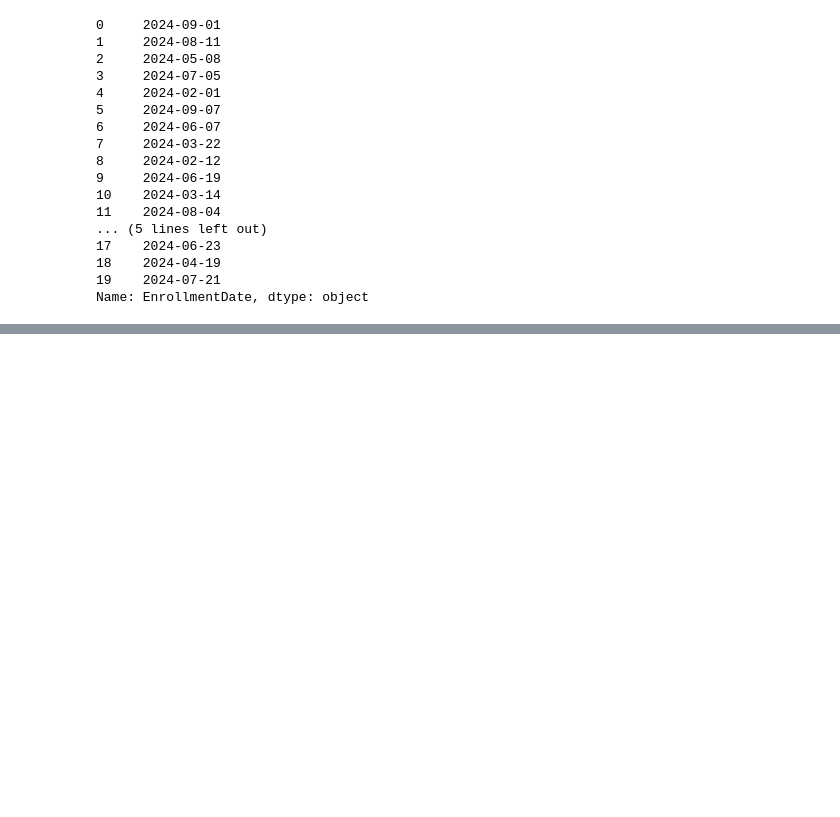
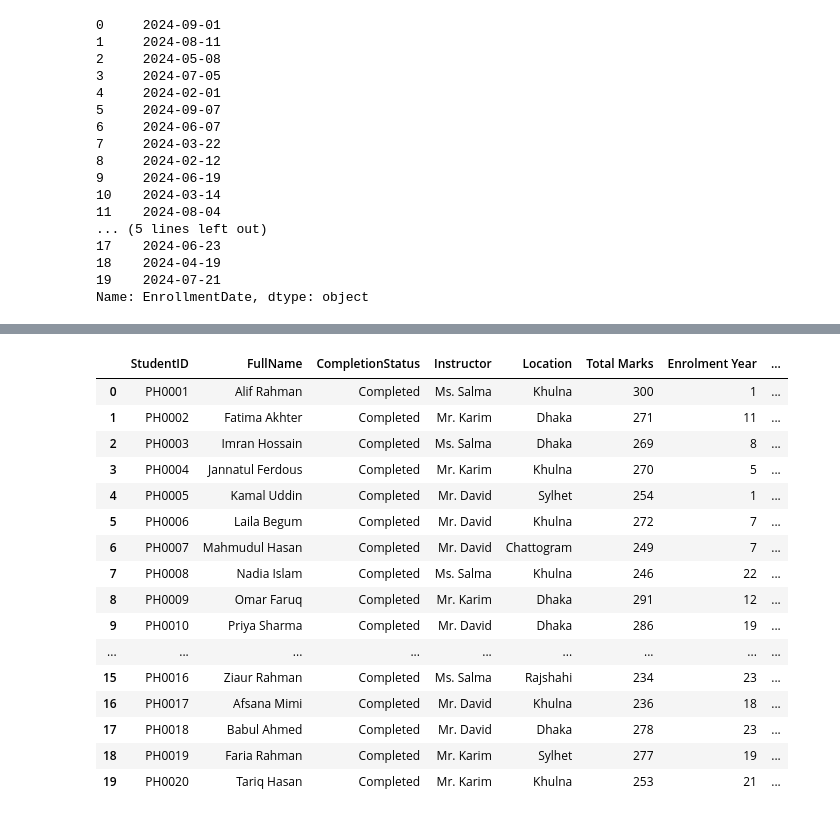
Before and after one commit to Tanvir-Ahmed-67/AI_ML_LEARNING, a Jupyter notebook: Module_14_Data_Analysis_With_Pandas_2.ipynb, the cells around one changed output, grey strips where cells are left out. Saved outputs shown, nothing was run; the diff lists cells and outputs as text; code cells hidden in the pictures; blank space fills up the shorter version.

```diff
--- a/Module_14_Data_Analysis_With_Pandas_2.ipynb
+++ b/Module_14_Data_Analysis_With_Pandas_2.ipynb
@@ -927,0 +950,4 @@ df['Enrolment Year'] = df['EnrollmentDate'].dt.year
+# %%
+# getting days from datetime
+df['Enrolment Day'] = df['Enrollment Date'].dt.day
+df
@@ -927,0 +972,4 @@ df['Enrolment Year'] = df['EnrollmentDate'].dt.year
+# %%
+# getting month from datetime
+df['Enrolment Month'] = df['Enrollment Date'].dt.month
+df
@@ -927,0 +994,24 @@ df['Enrolment Year'] = df['EnrollmentDate'].dt.year
+# %%
+df['Finish Date'] = pd.to_datetime(df['FinishedDate'])
+# %%
+df['Total time taken to finish'] = df['Finish Date'] - df['Enrollment Date']
+# %%
+df
+# %% [output]
+|  | StudentID | FullName | CompletionStatus | Instructor | Location | Total Marks | Enrolment Year | ... |
+| 0 | PH0001 | Alif Rahman | Completed | Ms. Salma | Khulna | 300 | 1 | ... |
+| 1 | PH0002 | Fatima Akhter | Completed | Mr. Karim | Dhaka | 271 | 11 | ... |
+| 2 | PH0003 | Imran Hossain | Completed | Ms. Salma | Dhaka | 269 | 8 | ... |
+| 3 | PH0004 | Jannatul Ferdous | Completed | Mr. Karim | Khulna | 270 | 5 | ... |
+| 4 | PH0005 | Kamal Uddin | Completed | Mr. David | Sylhet | 254 | 1 | ... |
+| 5 | PH0006 | Laila Begum | Completed | Mr. David | Khulna | 272 | 7 | ... |
+| 6 | PH0007 | Mahmudul Hasan | Completed | Mr. David | Chattogram | 249 | 7 | ... |
+| 7 | PH0008 | Nadia Islam | Completed | Ms. Salma | Khulna | 246 | 22 | ... |
+| 8 | PH0009 | Omar Faruq | Completed | Mr. Karim | Dhaka | 291 | 12 | ... |
+| 9 | PH0010 | Priya Sharma | Completed | Mr. David | Dhaka | 286 | 19 | ... |
+| ... | ... | ... | ... | ... | ... | ... | ... | ... |
+| 15 | PH0016 | Ziaur Rahman | Completed | Ms. Salma | Rajshahi | 234 | 23 | ... |
+| 16 | PH0017 | Afsana Mimi | Completed | Mr. David | Khulna | 236 | 18 | ... |
+| 17 | PH0018 | Babul Ahmed | Completed | Mr. David | Dhaka | 278 | 23 | ... |
+| 18 | PH0019 | Faria Rahman | Completed | Mr. Karim | Sylhet | 277 | 19 | ... |
+| 19 | PH0020 | Tariq Hasan | Completed | Mr. Karim | Khulna | 253 | 21 | ... |
```
Also changed, not shown: parts of 7 cells of this notebook.
